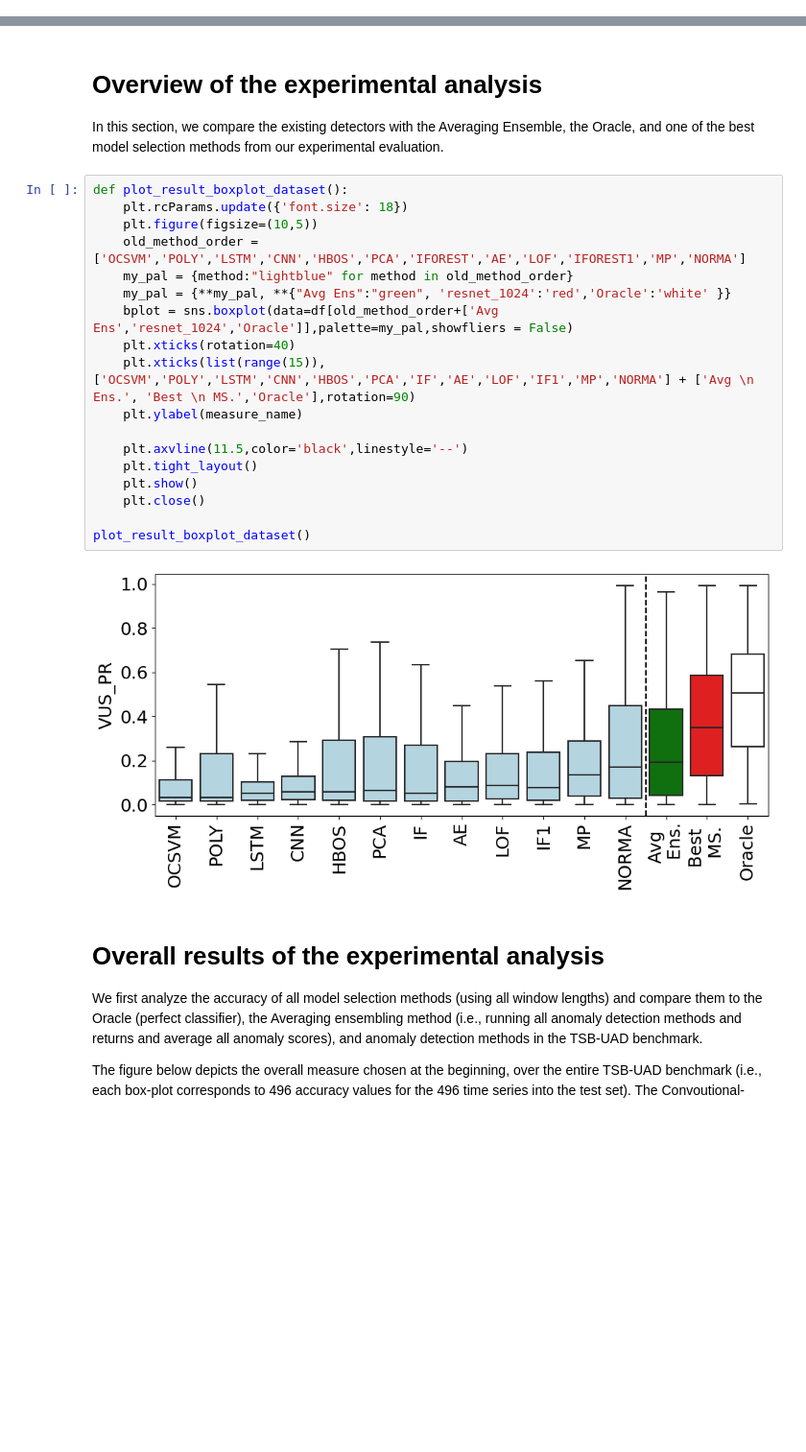
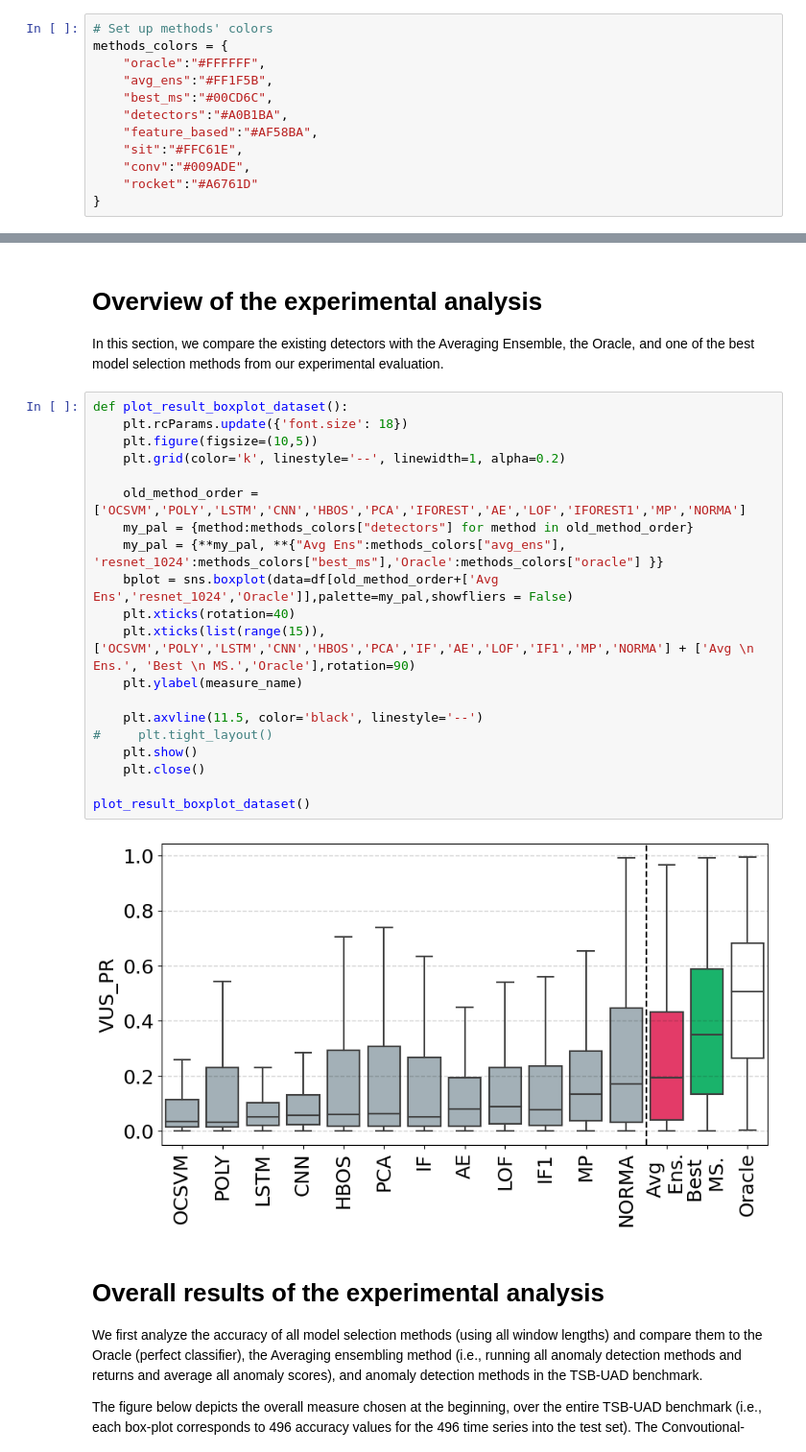
Before and after one commit to boniolp/MSAD, a Jupyter notebook: experiments/accuracy_analysis/Accuracy_Evaluation.ipynb, the cells around one changed output, grey strips where cells are left out. Shown at 96% size. Drawn from its saved outputs; the diff is of its cells as text; blank space fills up the shorter version.

Commit message:
changing the plots in notebooks

```diff
--- a/experiments/accuracy_analysis/Accuracy_Evaluation.ipynb
+++ b/experiments/accuracy_analysis/Accuracy_Evaluation.ipynb
@@ -14,3 +16,15 @@ display(HTML("<style>.container { width:80% !important; }</style>"))
+# %%
+# Set up methods' colors
+methods_colors = {
+    "oracle":"#FFFFFF",
+    "avg_ens":"#FF1F5B",
+    "best_ms":"#00CD6C",
+    "detectors":"#A0B1BA",
+    "feature_based":"#AF58BA",
+    "sit":"#FFC61E",
+    "conv":"#009ADE",
+    "rocket":"#A6761D"
+}
 # %% [markdown]
 # Get results data
 
@@ -80,23 +93,25 @@ In this section, we compare the existing detectors with the Averaging Ensemble,
 # %%
 def plot_result_boxplot_dataset():
     plt.rcParams.update({'font.size': 18})
     plt.figure(figsize=(10,5))
+    plt.grid(color='k', linestyle='--', linewidth=1, alpha=0.2)
+
     old_method_order = ['OCSVM','POLY','LSTM','CNN','HBOS','PCA','IFOREST','AE','LOF','IFOREST1','MP','NORMA']
-    my_pal = {method:"lightblue" for method in old_method_order}
-    my_pal = {**my_pal, **{"Avg Ens":"green", 'resnet_1024':'red','Oracle':'white' }}
+    my_pal = {method:methods_colors["detectors"] for method in old_method_order}
+    my_pal = {**my_pal, **{"Avg Ens":methods_colors["avg_ens"], 'resnet_1024':methods_colors["best_ms"],'Oracle':methods_colors["oracle"] }}
     bplot = sns.boxplot(data=df[old_method_order+['Avg Ens','resnet_1024','Oracle']],palette=my_pal,showfliers = False)
     plt.xticks(rotation=40)
     plt.xticks(list(range(15)), ['OCSVM','POLY','LSTM','CNN','HBOS','PCA','IF','AE','LOF','IF1','MP','NORMA'] + ['Avg \n Ens.', 'Best \n MS.','Oracle'],rotation=90)
     plt.ylabel(measure_name)
 
-    plt.axvline(11.5,color='black',linestyle='--')
-    plt.tight_layout()
+    plt.axvline(11.5, color='black', linestyle='--')
+#     plt.tight_layout()
     plt.show()
     plt.close()
 
 plot_result_boxplot_dataset()
 # %% [output]
-[figure, old version]
+[figure, new version]
 # %% [markdown]
 # Overall results of the experimental analysis
 
```
Also changed, not shown: parts of 4 cells of this notebook, 1 other file.
